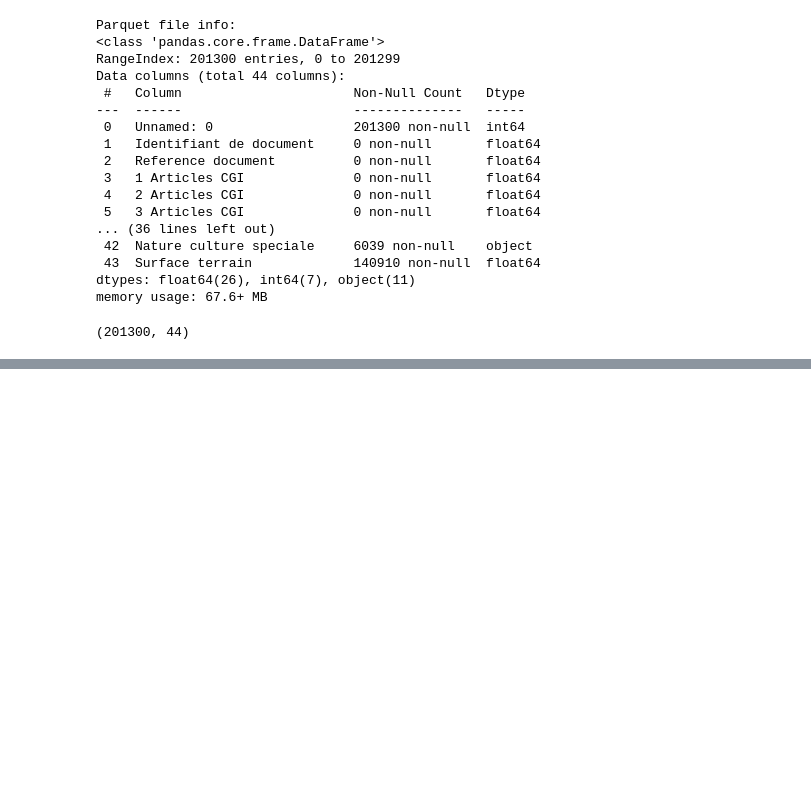
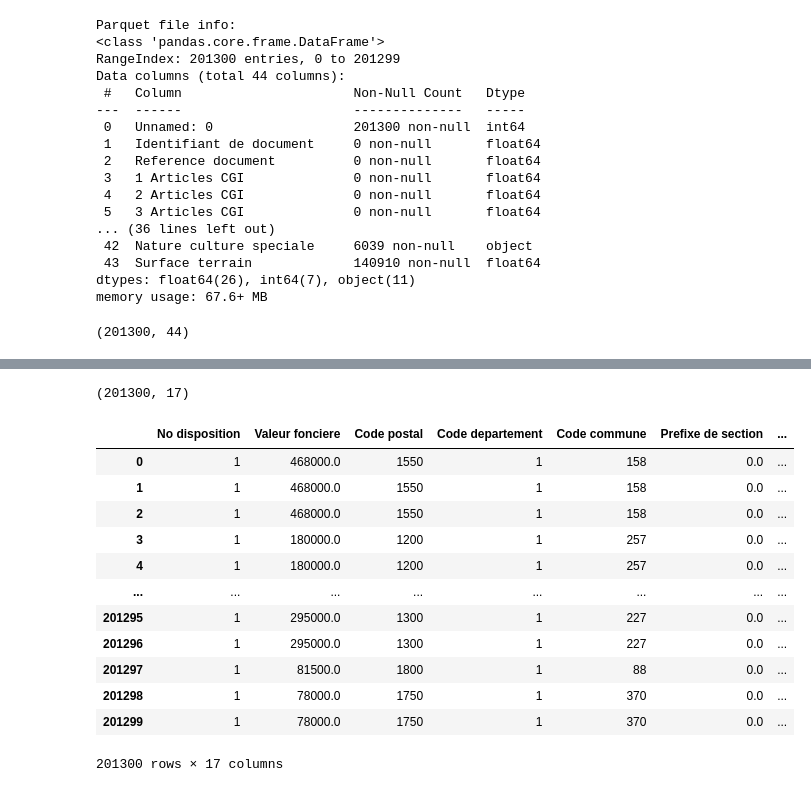
Before and after one commit to data-IA-2024/Patricia-Promise-Immo, a Jupyter notebook: notebooks/explore-data.ipynb, the cells around one changed output, grey strips where cells are left out. Cells and saved outputs as stored; diff of their text form; code cells hidden in the pictures; blank space fills up the shorter version.

```diff
--- a/notebooks/explore-data.ipynb
+++ b/notebooks/explore-data.ipynb
@@ -173,0 +178,2 @@ df.shape
+# %%
+df = pd.read_parquet('../outputs/features_immo_data.parquet')
@@ -173,0 +199,18 @@ df.shape
+# %%
+print(df.shape)
+df
+# %% [output]
+(201300, 17)
+|  | No disposition | Valeur fonciere | Code postal | Code departement | Code commune | Prefixe de section | ... |
+| 0 | 1 | 468000.0 | 1550 | 1 | 158 | 0.0 | ... |
+| 1 | 1 | 468000.0 | 1550 | 1 | 158 | 0.0 | ... |
+| 2 | 1 | 468000.0 | 1550 | 1 | 158 | 0.0 | ... |
+| 3 | 1 | 180000.0 | 1200 | 1 | 257 | 0.0 | ... |
+| 4 | 1 | 180000.0 | 1200 | 1 | 257 | 0.0 | ... |
+| ... | ... | ... | ... | ... | ... | ... | ... |
+| 201295 | 1 | 295000.0 | 1300 | 1 | 227 | 0.0 | ... |
+| 201296 | 1 | 295000.0 | 1300 | 1 | 227 | 0.0 | ... |
+| 201297 | 1 | 81500.0 | 1800 | 1 | 88 | 0.0 | ... |
+| 201298 | 1 | 78000.0 | 1750 | 1 | 370 | 0.0 | ... |
+| 201299 | 1 | 78000.0 | 1750 | 1 | 370 | 0.0 | ... |
+201300 rows × 17 columns
```
Also changed, not shown: parts of 4 cells of this notebook, 2 other files.
